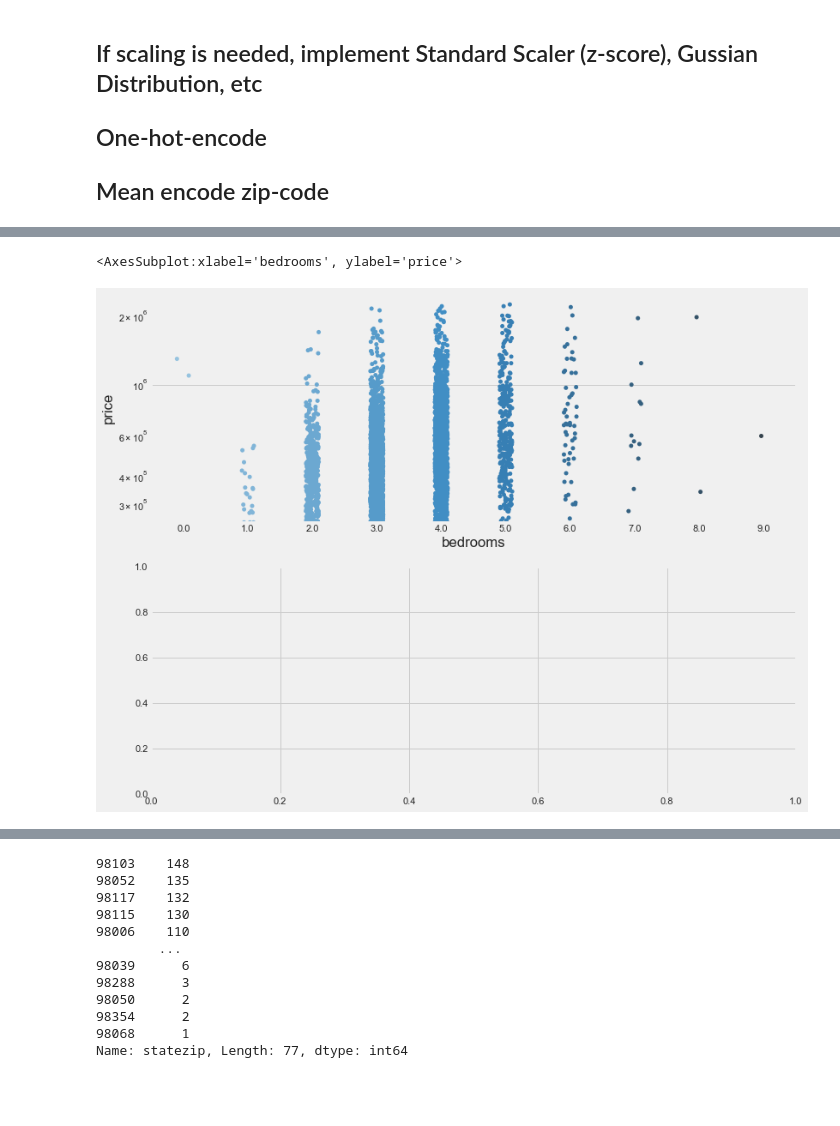
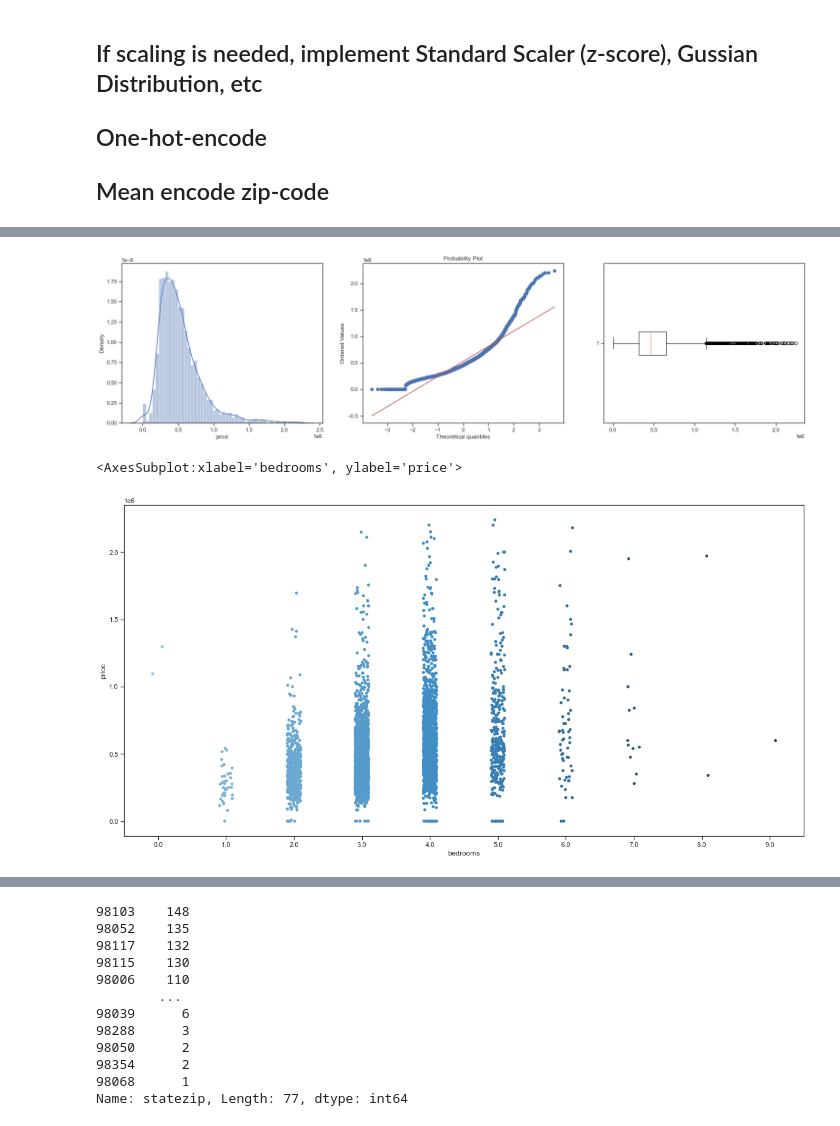
Before and after one commit to jf20541/Optimal-RegressionModel-HyperParameters-Flask-Azure-Docker, a Jupyter notebook: notebooks/house_price.ipynb, the cells around one changed output, grey strips where cells are left out. Drawn from its saved outputs; the diff is of its cells as text; code cells hidden in the pictures; blank space fills up the shorter version.

```diff
--- a/notebooks/house_price.ipynb
+++ b/notebooks/house_price.ipynb
@@ -244,13 +246,0 @@ plt.savefig('../plots/year_built_dist.png')
-# %%
-
-sns.set(style="ticks")
-f, (ax_box, ax_hist) = plt.subplots(2, sharex=True, figsize=(11.7, 8.27),
-                                    gridspec_kw={"height_ratios": (.15, .85)})
-
-sns.boxplot(df.price, ax=ax_box)
-sns.histplot(df.price, ax=ax_hist)
-
-ax_box.set(yticks=[])
-sns.despine(ax=ax_hist)
-sns.despine(ax=ax_box, left=True)
-plt.savefig('../plots/price_skewed_distribution.png')
@@ -311,7 +268,10 @@ plt.savefig('../plots/price_cleaned_distribution.png')
+# %%
+plot_distribution(df, 'price')
+# %% [output]
+[figure, added]
 # %%
-f, (ax1, ax2) = plt.subplots(2, 1, figsize=(12, 10))
-ax1.set(yscale = "log")
-sns.stripplot(x = "bedrooms", y = "price", data = df, ax = ax1, jitter=True, palette="Blues_d")
+plt.rcParams['figure.figsize'] = (20.0, 10.0)
+sns.stripplot(x = "bedrooms", y = "price", data = df, jitter=True, palette="Blues_d")
 # %% [output]
 <AxesSubplot:xlabel='bedrooms', ylabel='price'>
-[figure, old version]
+[figure, new version]
```
Also changed, not shown: parts of 50 cells of this notebook, 5 other files.
